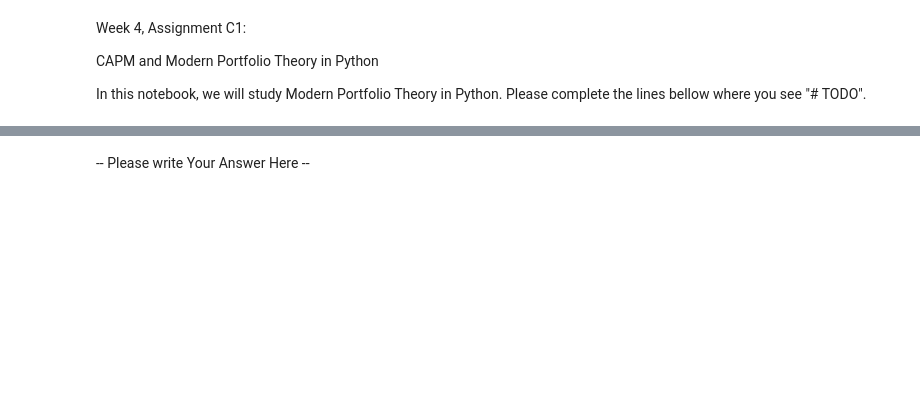
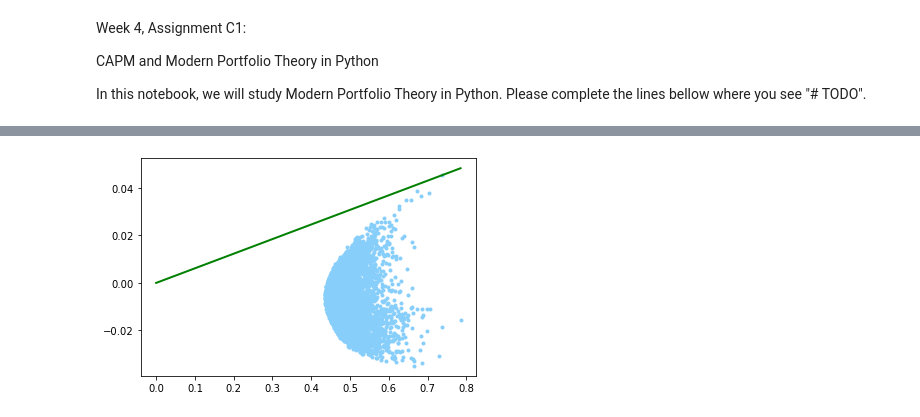
Before and after one commit to thuraya199/Week_4_CP_1, a Jupyter notebook: assignment_w4_c1_template.ipynb, the cells around one changed output, grey strips where cells are left out. Drawn from its saved outputs; the diff is of its cells as text; code cells hidden in the pictures; blank space fills up the shorter version.

```diff
--- a/assignment_w4_c1_template.ipynb
+++ b/assignment_w4_c1_template.ipynb
@@ -93,7 +108,7 @@ plt.show()
 #Objective 9.
 #Find the list index of the portfolio of highest Sharpe ratio.
 
-index = #todo
+index = np.argmax(portfolio_sharpe_ratios)
 # %%
 #Objective 10.
 #Print the asset weights and Sharpe ratio of the portfolio of highest Sharpe ratio, using index above.
@@ -103,15 +121,15 @@ print(#todo)
 # %%
 #Objective 11.
 #Add the Capital Market Line to your scatterplot from Objective 8.
 
 x = np.linspace(0, max(portfolio_standard_deviations), 10000)
 y = portfolio_sharpe_ratios[index] * x
-plt.plot(#todo, #todo, 'o', markersize = 3, color = 'lightskyblue')
+plt.plot(portfolio_standard_deviations, portfolio_means, 'o', markersize = 3, color = 'lightskyblue')
 plt.plot(x, y, '-', linewidth = 2, color = 'green')
 plt.show()
+# %% [output]
+[figure, added]
 # %%
 #Objective 12.
 #All of the work in this notebook assumes a risk-free rate of zero (0.00).  How could this work be modified to
 #accommodate a nonzero risk-free rate?  Explain.
-# %% [markdown]
--- Please write Your Answer Here --
```
Also changed, not shown: parts of 9 cells of this notebook.
